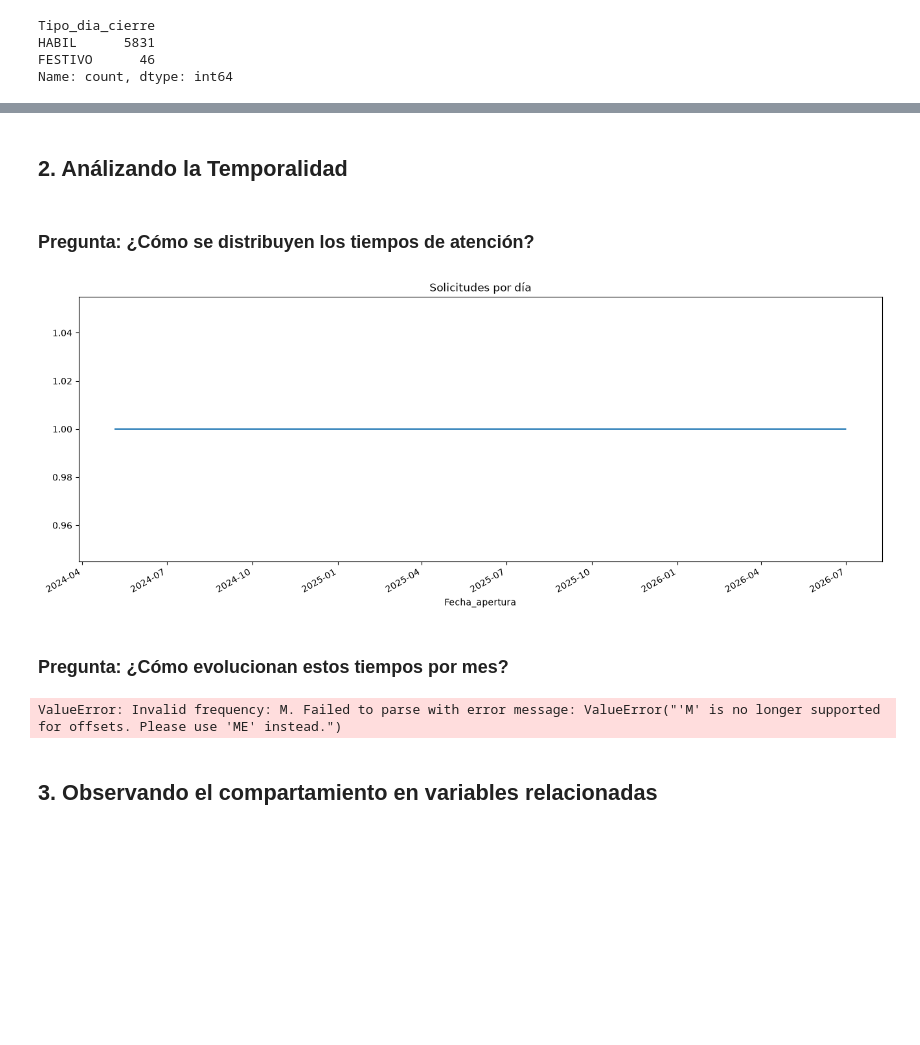
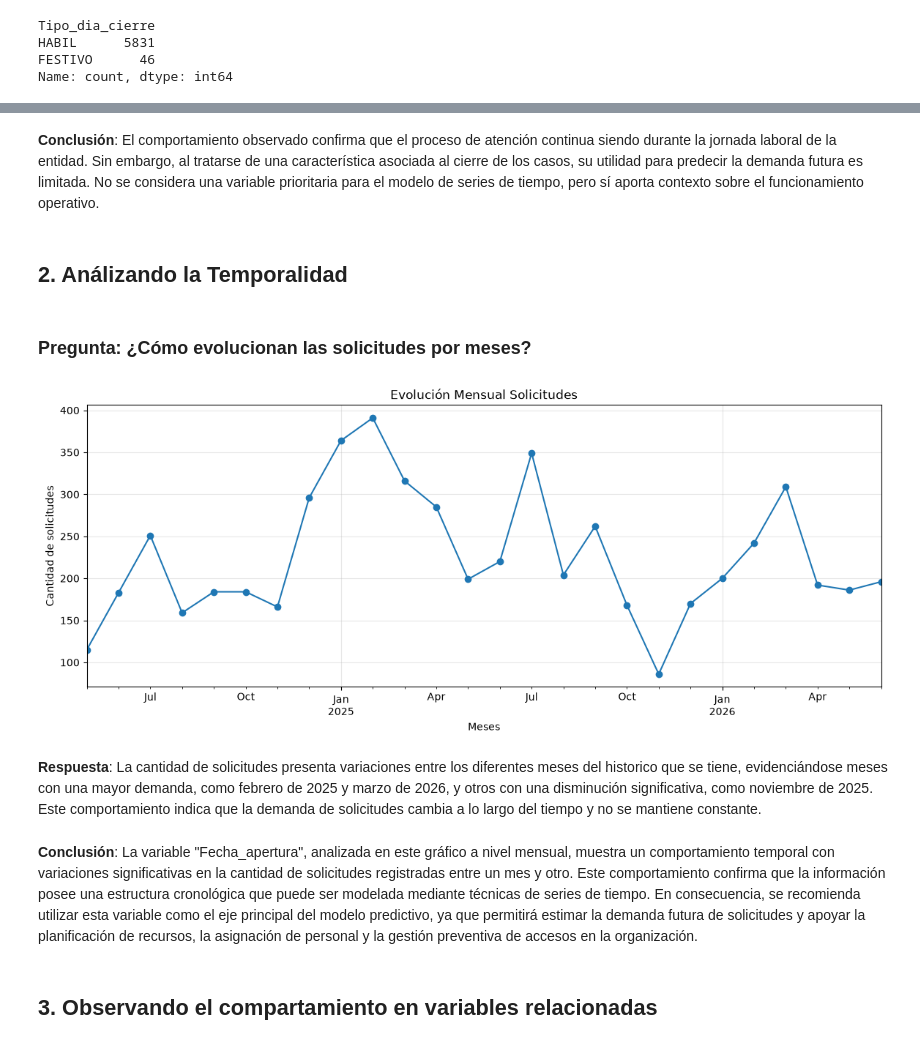
Before and after one commit to DiazJSC/AccesClean_proyecto, a Jupyter notebook: src/03_EDA.ipynb, the cells around one changed output, grey strips where cells are left out. Saved outputs shown, nothing was run; the diff lists cells and outputs as text; code cells hidden in the pictures; blank space fills up the shorter version.

```diff
--- a/src/03_EDA.ipynb
+++ b/src/03_EDA.ipynb
@@ -224,25 +242,24 @@ Name: count, dtype: int64
+# %% [markdown]
+**Conclusión**: El comportamiento observado confirma que el proceso de atención continua siendo durante la jornada laboral de la entidad. Sin embargo, al tratarse de una característica asociada al cierre de los casos, su utilidad para predecir la demanda futura es limitada. No se considera una variable prioritaria para el modelo de series de tiempo, pero sí aporta contexto sobre el funcionamiento operativo.
 # %% [markdown]
 ## 2. Análizando la Temporalidad
-# %% [markdown]
-### **Pregunta**: ¿Cómo se distribuyen los tiempos de atención?
-# %%
-serie = (df.groupby("Fecha_apertura").size())
-plt.figure(figsize=(16,6))
-serie.plot()
-plt.title("Solicitudes por día")
-plt.show()
-# %% [output]
-[figure, removed]
 # %% [markdown]
-### **Pregunta**: ¿Cómo evolucionan estos tiempos por mes?
+### **Pregunta**: ¿Cómo evolucionan las solicitudes por meses?
 # %%
-mensual = (df.groupby(pd.Grouper(key="Fecha_apertura",freq="M")).size())
-plt.figure(figsize=(16,6))
-mensual.plot()
-plt.title("Solicitudes por mes")
+serie_mes = (df.groupby(pd.Grouper(key="Fecha_apertura", freq="ME")).size())
+plt.figure(figsize=(14,5))
+serie_mes.plot(marker="o")
+plt.title("Evolución Mensual Solicitudes")
+plt.xlabel("Meses")
+plt.ylabel("Cantidad de solicitudes")
+plt.grid(alpha=0.3)
 plt.show()
 # %% [output]
-ValueError: Invalid frequency: M. Failed to parse with error message: ValueError("'M' is no longer supported for offsets. Please use 'ME' instead.")
+[figure, added]
+# %% [markdown]
+**Respuesta**: La cantidad de solicitudes presenta variaciones entre los diferentes meses del historico que se tiene, evidenciándose meses con una mayor demanda, como febrero de 2025 y marzo de 2026, y otros con una disminución significativa, como noviembre de 2025. Este comportamiento indica que la demanda de solicitudes cambia a lo largo del tiempo y no se mantiene constante.
+# %% [markdown]
+**Conclusión**: La variable "Fecha_apertura", analizada en este gráfico a nivel mensual, muestra un comportamiento temporal con variaciones significativas en la cantidad de solicitudes registradas entre un mes y otro. Este comportamiento confirma que la información posee una estructura cronológica que puede ser modelada mediante técnicas de series de tiempo. En consecuencia, se recomienda utilizar esta variable como el eje principal del modelo predictivo, ya que permitirá estimar la demanda futura de solicitudes y apoyar la planificación de recursos, la asignación de personal y la gestión preventiva de accesos en la organización.
 # %% [markdown]
 ## 3. Observando el compartamiento en variables relacionadas
 # %% [markdown]
```
Also changed, not shown: parts of 15 cells of this notebook, 2 other files.
